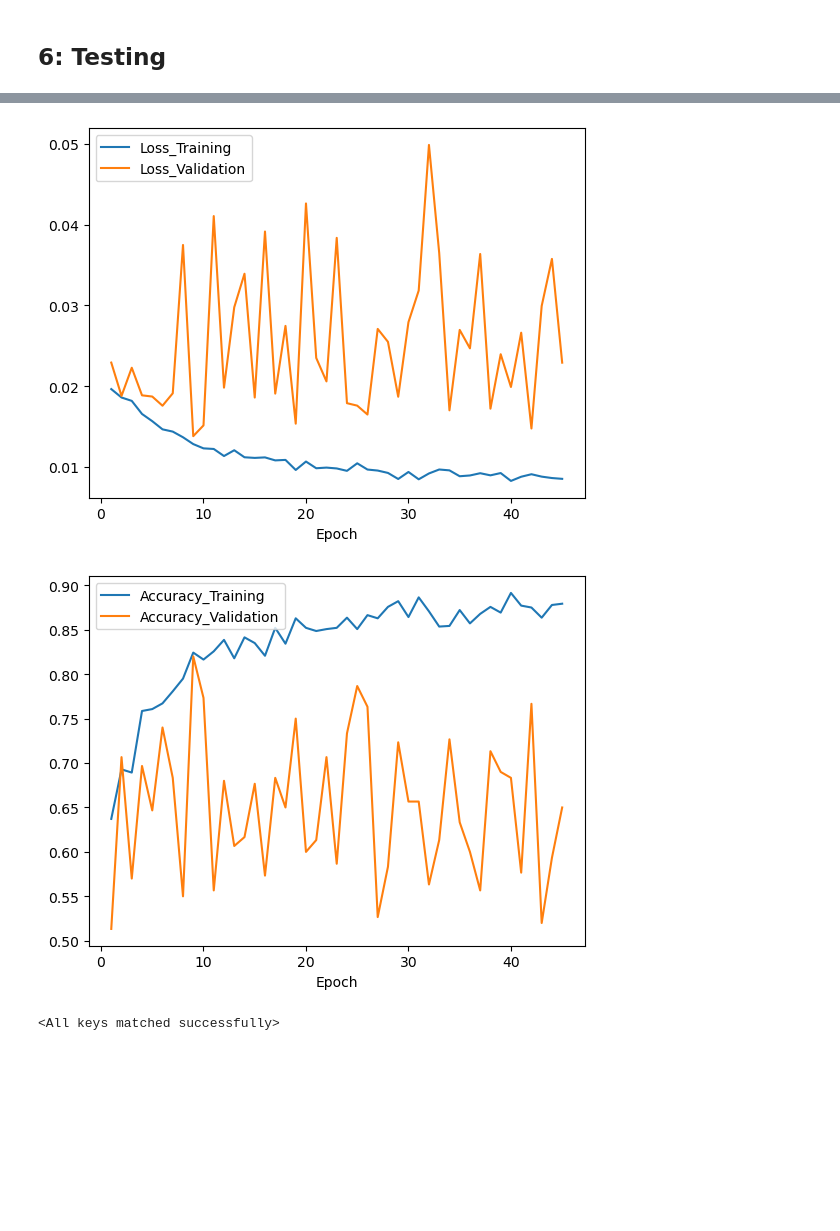
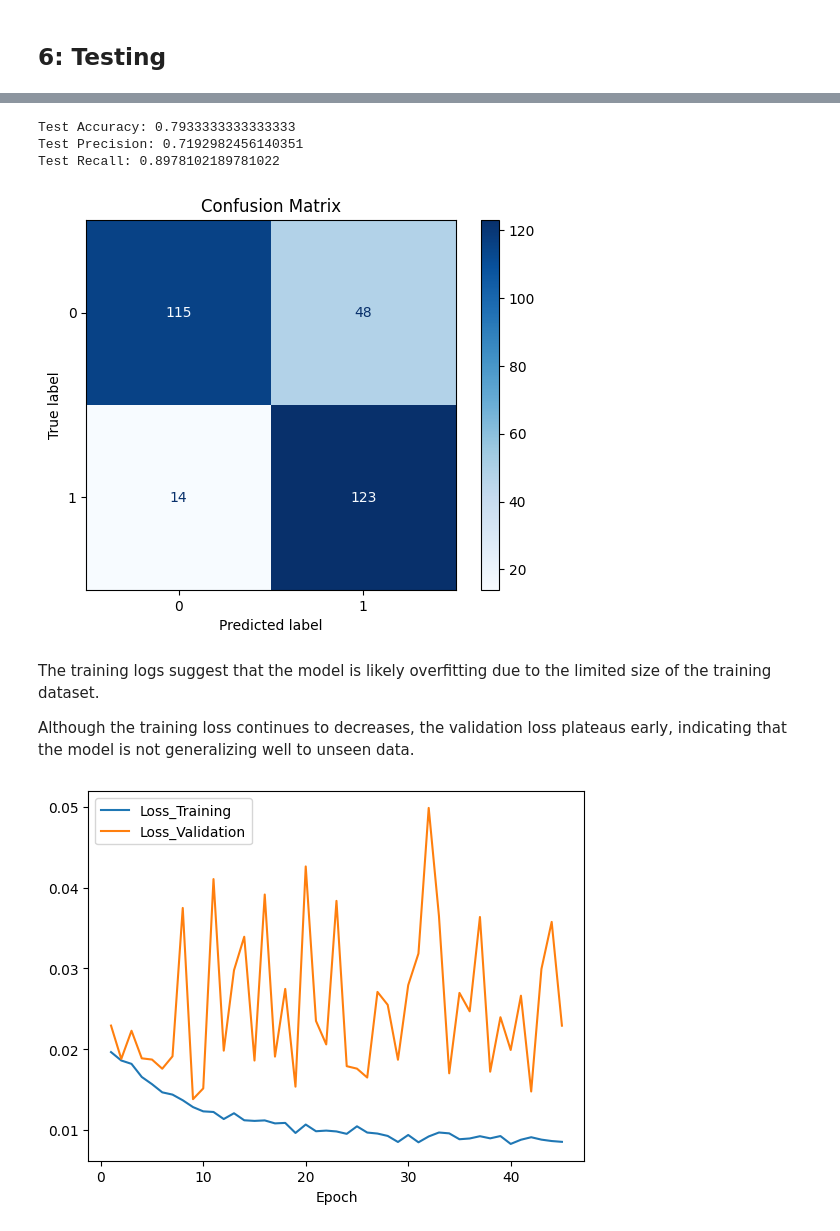
Before and after one commit to BryanLJH-study/FIT5230_Assignment, a Jupyter notebook: PatchCraft/TTI_Detector_PatchCraft.ipynb, the cells around one changed output, grey strips where cells are left out. Cells and saved outputs as stored; diff of their text form; code cells hidden in the pictures; blank space fills up the shorter version.

```diff
--- a/PatchCraft/TTI_Detector_PatchCraft.ipynb
+++ b/PatchCraft/TTI_Detector_PatchCraft.ipynb
@@ -488,17 +509,17 @@ subset_data = Subset(img_data, subset_indices)
 **Train-Validation-Test Split**
 # %%
 # Split dataset into training, validation, and test sets (70:15:15 split)
-# train_size = int(0.7 * len(img_data))
-# val_size = int(0.15 * len(img_data))
-# test_size = val_size
+train_size = int(0.7 * len(img_data))
+val_size = int(0.15 * len(img_data))
+test_size = val_size
 
-# train_data, val_data, test_data = random_split(img_data, [train_size, val_size, test_size])
+train_data, val_data, test_data = random_split(img_data, [train_size, val_size, test_size])
 # %%
 # Subset version (Comment out if not using subset)
-train_size = int(0.7 * SUBSET_SIZE)
-val_size = int(0.15 * SUBSET_SIZE)
-test_size = val_size
-train_data, val_data, test_data = random_split(subset_data, [train_size, val_size, test_size])
+# train_size = int(0.7 * SUBSET_SIZE)
+# val_size = int(0.15 * SUBSET_SIZE)
+# test_size = val_size
+# train_data, val_data, test_data = random_split(subset_data, [train_size, val_size, test_size])
 # %% [markdown]
 **Batch & Shuffle Data**
 # %%
@@ -803,4 +826,2 @@ WRITER_DIR = './runs/'
 # %%
-# Load best model
 # model.load_state_dict(torch.load(BEST_MODEL_DIR + run_name + '.pth'))
-model.load_state_dict(torch.load(BEST_MODEL_DIR + 'patchcraft_20240923_034204.pth'))
@@ -892,0 +926,5 @@ def plot_training(df, train_col, val_col):
+# %%
+PRETRAINED_EXAMPLE_PATH = '/content/pretrained_example/'
+PRETRAINED_MODEL_PATH = PRETRAINED_EXAMPLE_PATH + 'pretrained_patchcraft_model_700.pth'
+pretrained_model = PatchCraftModel().to(device)
+pretrained_model.load_state_dict(torch.load(PRETRAINED_MODEL_PATH))
@@ -893,13 +941,16 @@ def plot_training(df, train_col, val_col):
+# %%
+test(pretrained_model, test_data)
+# %% [output]
+Test Accuracy: 0.7933333333333333
+Test Precision: 0.7192982456140351
+Test Recall: 0.8978102189781022
+[figure, added]
+# %% [markdown]
+The training logs suggest that the model is likely overfitting due to the limited size of the training dataset.
+
+Although the training loss continues to decreases, the validation loss plateaus early, indicating that the model is not generalizing well to unseen data.
 # %%
-train_df = read_training_metrics(WRITER_DIR + 'patchcraft_20240923_034204/')
-plot_training(train_df, metrics[0], metrics[1])
-plot_training(train_df, metrics[2], metrics[3])
+pretrained_df = read_training_metrics(PRETRAINED_EXAMPLE_PATH + 'training_log/')
+plot_training(pretrained_df, metrics[0], metrics[1])
 # %% [output]
 [figure]
-[figure, removed]
-# %%
-PRETRAINED_MODEL_PATH = BEST_MODEL_DIR + 'patchcraft_20240923_034204.pth'
-pretrained_model = PatchCraftModel().to(device)
-model.load_state_dict(torch.load(PRETRAINED_MODEL_PATH))
-# %% [output]
-<All keys matched successfully>
```
Also changed, not shown: parts of 46 cells of this notebook.
